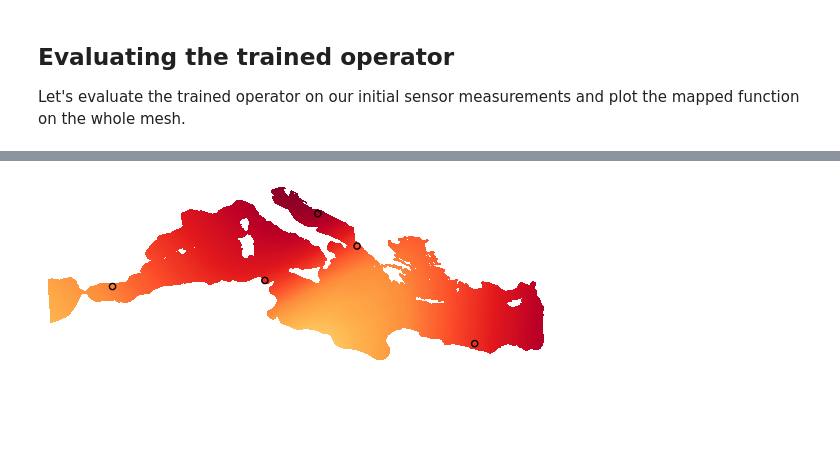
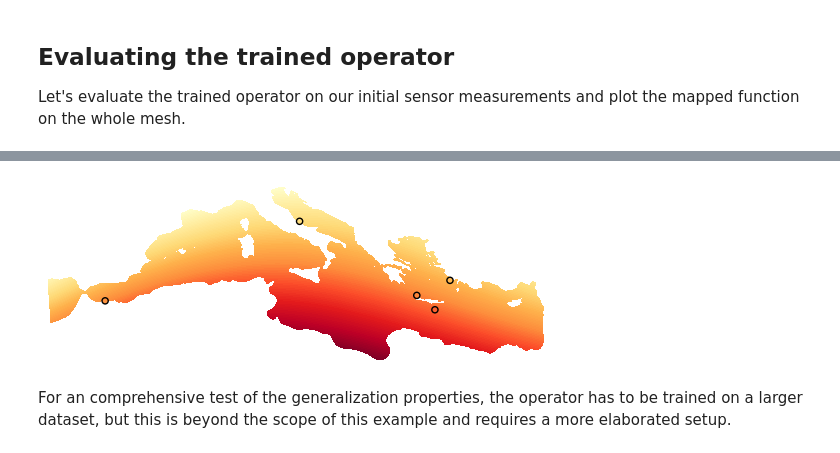
Before and after one commit to aai-institute/continuiti, a Jupyter notebook: notebooks/meshes.ipynb, the cells around one changed output, grey strips where cells are left out. Drawn from its saved outputs; the diff is of its cells as text; code cells hidden in the pictures; blank space fills up the shorter version.

```diff
--- a/notebooks/meshes.ipynb
+++ b/notebooks/meshes.ipynb
@@ -49,9 +75,7 @@ whole mediterranean sea.
 # %%
-# Select random set of sensors
-num_sensors = 5
-idx = torch.randperm(vertices.shape[0])[:num_sensors]
-x0 = vertices[idx]
+# Get a first observation from training set
 u0 = torch.rand(num_sensors, 1)
+x0, u0, _, _ = dataset[0]
 
 # Plot
 plt.scatter(vertices[:, 0], vertices[:, 1], 1, c="black")
@@ -103,5 +99,5 @@ physics-informed loss function: $- \Delta v = 0$.
 # %%
-y_physics = vertices.clone().requires_grad_(True)
+y_physics = vertices.clone().requires_grad_(True)[::10] # Use a subset of vertices for the physics-informed loss
 mse = torch.nn.MSELoss()
 
 def pde(x, u, y, v):
@@ -136,21 +132,23 @@ Epoch 1000:  loss/train = 2.0370e-05  (0.03 s/epoch)
 Let's evaluate the trained operator on our initial sensor measurements
 and plot the mapped function on the whole mesh.
 # %%
-x0, u0, _, _ = dataset[0]
 x_test = x0.unsqueeze(0)
 u_test = u0.unsqueeze(0)
 
 test_loss = mse(operator(x_test, u_test, x_test), u_test)
-print(f"Test loss: {test_loss.item()}")
+print(f"loss/test = {test_loss.item():.4e}")
 
 # Plot with contours
 y_plot = vertices.unsqueeze(0)
-v_plot = operator(x_test, u_test, y_plot)
+v_plot = operator(x_test, u_test, y_plot).detach().squeeze()
+
+# Triangulation
 tri = Triangulation(vertices[:, 0], vertices[:, 1], mesh.get_cells())
-cb = plt.tricontourf(tri, v_plot.detach().squeeze(), cmap="YlOrRd", vmin=-1, vmax=1, levels=100)
+kwargs = {"vmin": v_plot.min(), "vmax": v_plot.max(), "cmap": "YlOrRd"}
+cb = plt.tricontourf(tri, v_plot, levels=100, **kwargs)
 
 # Add sensors
-plt.scatter(x0[:, 0], x0[:, 1], 20, u0, cmap="YlOrRd", edgecolors="k", vmin=-1, vmax=1)
+plt.scatter(x0[:, 0], x0[:, 1], 20, u0, edgecolors="k", **kwargs)
 
 plt.gca().axis("off")
 plt.gca().set_aspect("equal")
@@ -159 +157,5 @@ Test loss: 1.2188538178747876e-08
-[figure, old version]
+[figure, new version]
+# %% [markdown]
+For an comprehensive test of the generalization properties, the operator has to
+be trained on a larger dataset, but this is beyond the scope of this example
+and requires a more elaborated setup.
```
Also changed, not shown: parts of 7 cells of this notebook.
